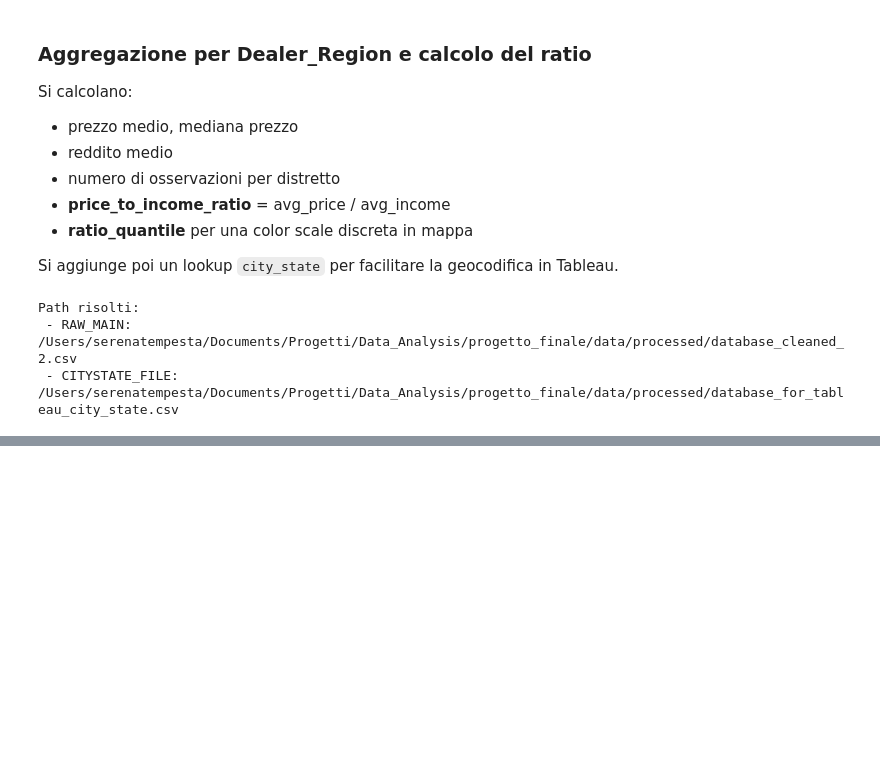
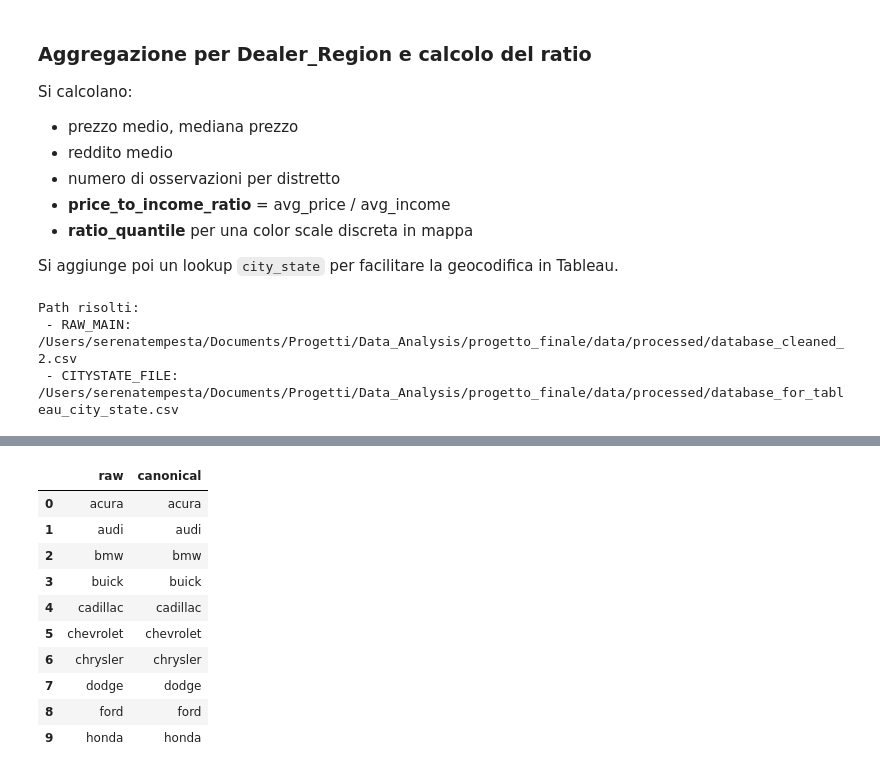
Before and after one commit to develhope/Data-PT-9-TeamProject-2-team-2, a Jupyter notebook: notebook/tableau_prep.ipynb, the cells around one changed output, grey strips where cells are left out. Cells and saved outputs as stored; diff of their text form; code cells hidden in the pictures; blank space fills up the shorter version.

```diff
--- a/notebook/tableau_prep.ipynb
+++ b/notebook/tableau_prep.ipynb
@@ -333,0 +414,74 @@ else:
+# %%
+# ===  ISPEZIONE MAPPING E CORREZIONI MIRATE ===
+# Scopo (per il team):
+# - Apriamo i file `*_mapping.csv` finali e verifichiamo che le canonical siano sensate.
+# - Applichiamo poche correzioni mirate (esempi) mantenendo un BACKUP automatico.
+# - Le correzioni sono additive: non sovrascriviamo manualmente il lavoro dei colleghi.
+
+from pathlib import Path
+import pandas as pd
+from shutil import copyfile
+
+MAPPINGS_DIR = Path("mappings")
+cat_cols = ['Company', 'Dealer_Name', 'Model', 'Transmission', 'Gender', 'Customer Name']
+
+def _norm_series(s):
+    return s.astype(str).str.strip().str.lower()
+
+def _load_mapping(path: Path) -> pd.DataFrame:
+    m = pd.read_csv(path, dtype=str).fillna('')
+    m['raw']       = _norm_series(m['raw'])
+    m['canonical'] = _norm_series(m['canonical'])
+    return m[['raw','canonical']]
+
+# 1) Anteprima rapida dei mapping disponibili
+for col in cat_cols:
+    p = MAPPINGS_DIR / f"{col}_mapping.csv"
+    if p.exists():
+        m = _load_mapping(p)
+        print(f"\n— {col} mapping → {p.name} (righe: {len(m)})")
+        display(m.head(10))
+    else:
+        print(f"\n{col}: mapping non trovato ({p.name})")
+
+# 2) Backup + correzioni mirate (ESEMPIO su Company)
+company_map = MAPPINGS_DIR / "Company_mapping.csv"
+if company_map.exists():
+    backup = MAPPINGS_DIR / "Company_mapping_backup.csv"
+    if not backup.exists():
+        copyfile(company_map, backup)
+        print("Backup creato:", backup.name)
+    else:
+        print("Backup già presente:", backup.name)
+
+    # dizionario di correzioni mirate (aggiungere qui eventuali altre voci concordate)
+    corrections = {
+        "mercedes-b": "mercedes-benz",
+        # "vw": "volkswagen",   # ESEMPIO: abilita solo se il team concorda
+        # "mb": "mercedes-benz"
+    }
+
+    df_map = _load_mapping(company_map)
+    applied = []
+    for raw_val, new_can in corrections.items():
+        mask = df_map['raw'] == raw_val
+        if mask.any():
+            df_map.loc[mask, 'canonical'] = new_can
+            applied.append(raw_val)
+
+    # salvataggio (solo se ho applicato qualcosa)
+    if applied:
+        df_map.drop_duplicates().to_csv(company_map, index=False)
+        print("Correzioni applicate su Company:", applied)
+        display(df_map[df_map['raw'].isin(applied)].head(10))
+    else:
+        print("Nessuna correzione applicata su Company (dizionario vuoto o raw non presenti).")
+else:
+    print("\nCompany_mapping.csv non trovato: nessuna correzione mirata eseguita.")
+
+# 3) (Opzionale) Anteprima conteggi raw per priorità di pulizia
+if 'Company' in df.columns:
+    counts = _norm_series(df['Company']).value_counts()
+    print("\nCompany - top (count):")
+    display(counts.head(30))
+# %% [output]
@@ -333,0 +489,11 @@ else:
+|  | raw | canonical |
+| 0 | acura | acura |
+| 1 | audi | audi |
+| 2 | bmw | bmw |
+| 3 | buick | buick |
+| 4 | cadillac | cadillac |
+| 5 | chevrolet | chevrolet |
+| 6 | chrysler | chrysler |
+| 7 | dodge | dodge |
+| 8 | ford | ford |
+| 9 | honda | honda |
```
Also changed, not shown: parts of 10 cells of this notebook, 1 other file.
